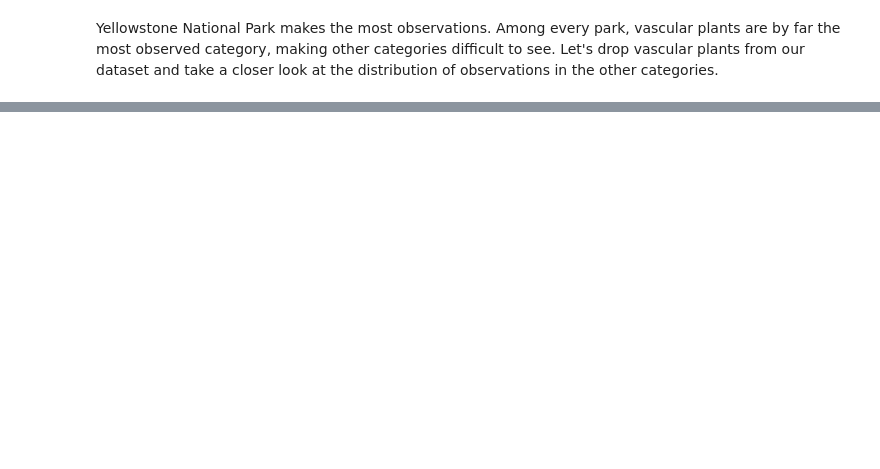
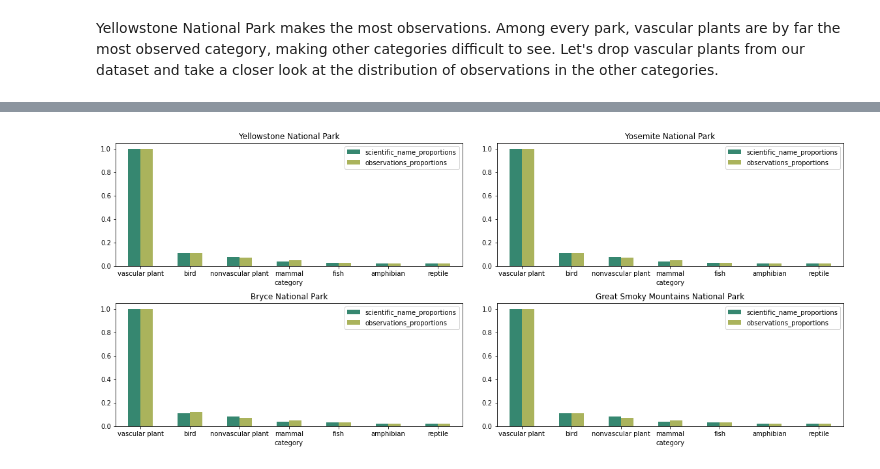
Before and after one commit to leahmfulmer/codecademy-projects, a Jupyter notebook: national-parks-service-biodiversity/lmf-national-parks-service-biodiversity.ipynb, the cells around one changed output, grey strips where cells are left out. Drawn from its saved outputs; the diff is of its cells as text; code cells hidden in the pictures; blank space fills up the shorter version.

```diff
--- a/national-parks-service-biodiversity/lmf-national-parks-service-biodiversity.ipynb
+++ b/national-parks-service-biodiversity/lmf-national-parks-service-biodiversity.ipynb
@@ -240 +236,43 @@ plt.show()
+# %%
+# Group data by species and observations per category
+
+def group_proportions(df):
+    df_g = df.groupby('category', as_index=False)\
+        .agg({'scientific_name': 'count', 'observations': 'sum'})\
+        .sort_values('scientific_name', ascending=False)
+    df_g['scientific_name_proportions'] = df_g['scientific_name']\
+        .map(lambda a: np.round(a / df_g.scientific_name.max(), 2))
+    df_g['observations_proportions'] = df_g['observations']\
+        .map(lambda a: np.round(a / df_g.observations.max(), 2))
+    return df_g
+
+bryce_g = group_proportions(bryce)
+great_smoky_g = group_proportions(great_smoky)
+yellowstone_g = group_proportions(yellowstone)
+yosemite_g = group_proportions(yosemite)
+# %%
+# Plot categories by proportions of species and compare to observational proportions
+
+# Dataframes, titles, and rows for each park
+dfs = [yellowstone_g, yosemite_g, bryce_g, great_smoky_g]
+titles = ['yellowstone national park', 'yosemite national park', 'bryce national park', 'great smoky mountains national park']
+rows = [0,0,1,1]
+
+# Colors
+proportions_column_order=['scientific_name_proportions', 'observations_proportions']
+palette = sns.color_palette("gist_earth", len(proportions_column_order))
+proportions_colors = dict(zip(proportions_column_order, palette))
+
+# Plot
+fig, axes = plt.subplots(figsize=(20,8), nrows=2, ncols=2)
+
+for i in range(4):
+    dfs[i].plot(ax = axes[rows[i],i%2], x='category', \
+    y=['scientific_name_proportions', 'observations_proportions'], \
+    kind='bar', rot=0, title=titles[i].title(), color=proportions_colors)
+
+plt.subplots_adjust(wspace=0.1, hspace=0.3)
+plt.show()
+# %% [output]
+[figure, added]
 # %% [markdown]
```
Also changed, not shown: parts of 29 cells of this notebook.
